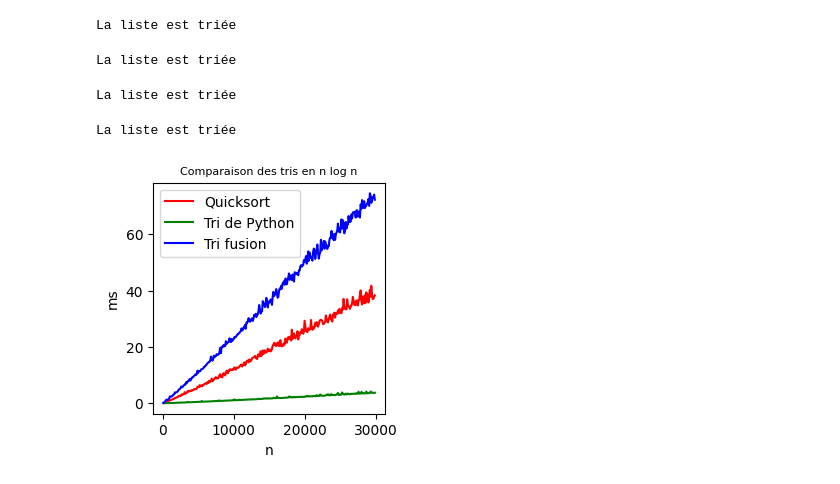
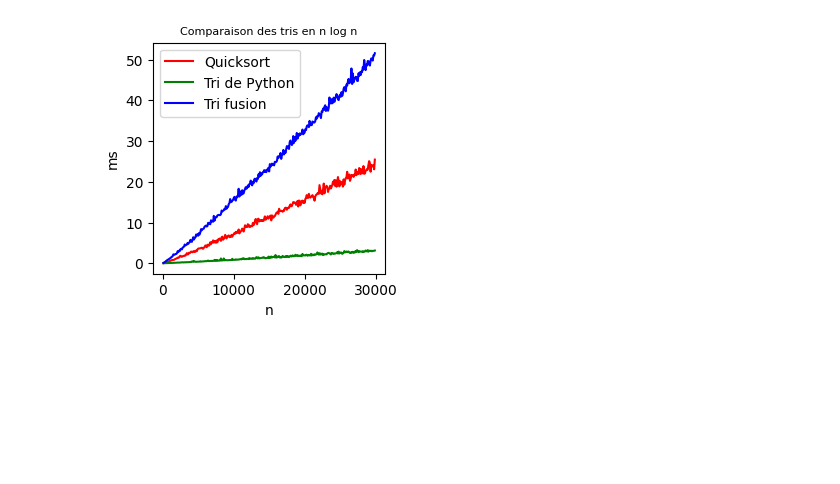
Before and after one commit to 420-CF2-BB/420-CF2-BB-Solutions, a Jupyter notebook: Module_5--Les_tris/Exercices_5.ipynb, the cells around one changed output. Saved outputs shown, nothing was run; the diff lists cells and outputs as text; code cells hidden in the pictures; blank space fills up the shorter version.

```diff
--- a/Module_5--Les_tris/Exercices_5.ipynb
+++ b/Module_5--Les_tris/Exercices_5.ipynb
@@ -80,12 +63,7 @@ def tri_insertion(elements):
 liste_aleatoire = creer_liste_aleatoire(1000)
 assert(not est_triee_croissant(liste_aleatoire))
 tri_insertion(liste_aleatoire)
-if est_triee_croissant(liste_aleatoire):
-    print("La liste est triée")
-else:
-    print("La liste n'est pas triée")
+assert(est_triee_croissant(liste_aleatoire))
-# %% [output]
-La liste est triée
 # %%
 #@title Exercice 5.3
 
@@ -100,15 +78,11 @@ def tri_selection(elements):
 
 liste_aleatoire = creer_liste_aleatoire(1000)
 assert(not est_triee_croissant(liste_aleatoire))
-tri_insertion(liste_aleatoire)
-if est_triee_croissant(liste_aleatoire):
-    print("La liste est triée")
-else:
-    print("La liste n'est pas triée")
+tri_selection(liste_aleatoire)
+assert(est_triee_croissant(liste_aleatoire))
-# %% [output]
-La liste est triée
 # %%
 #@title Exercice 5.4
+import random
 
 def tri_rapide(elements):
     tri_rapide_recursif(elements, 0, len(elements)-1)
@@ -122,6 +96,7 @@ def tri_rapide_recursif(elements, gauche, droite):
 
 
 def partitionner(elements, gauche, droite):
+
     pivot_index = (gauche + droite) // 2
     pivot = elements[pivot_index]
 
@@ -129,12 +104,12 @@ def partitionner(elements, gauche, droite):
     elements[pivot_index], elements[droite] = elements[droite], elements[pivot_index]
 
     g = gauche
-    d = droite - 1  # on commence avant le pivot qui est à droite
+    d = droite -1
 
     while True:
-        while g <= d and elements[g] < pivot:
+        while elements[g] < pivot:
             g += 1
-        while g <= d and elements[d] > pivot:
+        while elements[d] > pivot:
             d -= 1
 
         if g >= d:  # quand les indices se croisent, on arrête
@@ -144,19 +119,14 @@ def partitionner(elements, gauche, droite):
         g += 1
         d -= 1
 
-    # on remet le pivot à sa bonne place
+    # on remet le pivot à la bonne place. Qui est g
     elements[g], elements[droite] = elements[droite], elements[g]
     return g
 
-liste_aleatoire = creer_liste_aleatoire(1000)
+liste_aleatoire = creer_liste_aleatoire(10000)
 assert(not est_triee_croissant(liste_aleatoire))
 tri_rapide(liste_aleatoire)
-if est_triee_croissant(liste_aleatoire):
-    print("La liste est triée")
-else:
-    print("La liste n'est pas triée")
+assert(est_triee_croissant(liste_aleatoire))
-# %% [output]
-La liste est triée
 # %%
 #@title Exercice 5.5
 
@@ -165,7 +135,7 @@ def fusionner(premier, deuxieme):
     j = 0
     fusion = []
     while i < len(premier) and j < len(deuxieme):
-        if deuxieme[j] < premier[i]:          # important pour maintenire la stabilité. Si == alors on prend
+        if deuxieme[j] < premier[i]:          # important pour maintenir la stabilité. Si == alors on prend
             fusion.append(deuxieme[j])        # l'élément du premier tableau
             j += 1
         else:
@@ -180,65 +150,65 @@ def fusionner(premier, deuxieme):
 
     return fusion
 
-def tri_fusion(tableau):
+def tri_fusion_recursif(partie_liste):
     tableau_reponse = []
-    if len(tableau) > 1:
-        milieu = len(tableau) // 2
-        gauche = tri_fusion(tableau[:milieu])
-        droite = tri_fusion(tableau[milieu:])
+    if len(partie_liste) > 1:
+        milieu = len(partie_liste) // 2
+        gauche = tri_fusion_recursif(partie_liste[:milieu])
+        droite = tri_fusion_recursif(partie_liste[milieu:])
         tableau_reponse = fusionner(gauche, droite)
     else:
-        tableau_reponse = tableau
+        tableau_reponse = partie_liste
     return tableau_reponse
+
+def tri_fusion(elements):
+    resultat_fusion = tri_fusion_recursif(elements)
+    for i in range(len(resultat_fusion)):
+        elements[i] = resultat_fusion[i]
 
 liste_aleatoire = creer_liste_aleatoire(1000)
 assert(not est_triee_croissant(liste_aleatoire))
-liste_aleatoire = tri_fusion(liste_aleatoire)
-if est_triee_croissant(liste_aleatoire):
-    print("La liste est triée")
-else:
-    print("La liste n'est pas triée")
+tri_fusion(liste_aleatoire)
+assert(est_triee_croissant(liste_aleatoire))
-# %% [output]
-La liste est triée
 # %%
 #@title Exercice 5.6
 
 import matplotlib.pyplot as plt
 import timeit
 
 liste_x = list(range(100, 30000, 100))
 
 quick_y = []
 python_y = []
 fusion_y = []
 
 for x in liste_x:
     liste_originale = creer_liste_aleatoire(x)
     introduire_doublons(liste_originale, len(liste_originale) // 100)
 
     temps_copie = timeit.timeit(lambda: liste_originale.copy(), number=200) / 200 * 1000 # En ms
 
-    temps = timeit.repeat(lambda: tri_rapide(liste_originale.copy()), number = 1, repeat = 1)
-    quick_y.append(min(temps) * 1000 - temps_copie)
+    temps = timeit.repeat(lambda: tri_rapide(liste_originale.copy()), number = 1, repeat = 5)
+    quick_y.append(sum(temps) / len(temps) * 1000 - temps_copie)
 
-    temps = timeit.repeat(lambda: liste_originale.copy().sort(), number = 1, repeat = 1)
-    python_y.append(min(temps) * 1000 - temps_copie)
+    temps = timeit.repeat(lambda: liste_originale.copy().sort(), number = 1, repeat = 5)
+    python_y.append(sum(temps) / len(temps) * 1000 - temps_copie)
 
-    temps = timeit.repeat(lambda: tri_fusion(liste_originale.copy()), number = 1, repeat = 1)
-    fusion_y.append(min(temps) * 1000 - temps_copie)
+    temps = timeit.repeat(lambda: tri_fusion(liste_originale.copy()), number = 1, repeat = 5)
+    fusion_y.append(sum(temps) / len(temps) * 1000 - temps_copie)
 
 plt.figure(figsize=(3, 3))
 plt.title("Comparaison des tris en n log n", fontsize=8)
 plt.xlabel("n")
 plt.ylabel("ms")
 
 plt.plot(liste_x, quick_y, "-r", label="Quicksort")
 plt.plot(liste_x, python_y, "-g", label="Tri de Python")
 plt.plot(liste_x, fusion_y, "-b", label="Tri fusion")
 plt.legend()
 plt.show()
 # %% [output]
-[figure, old version]
+[figure, new version]
 # %%
 #@title Exercice 5.7
 
```
Also changed, not shown: parts of 4 cells of this notebook.
